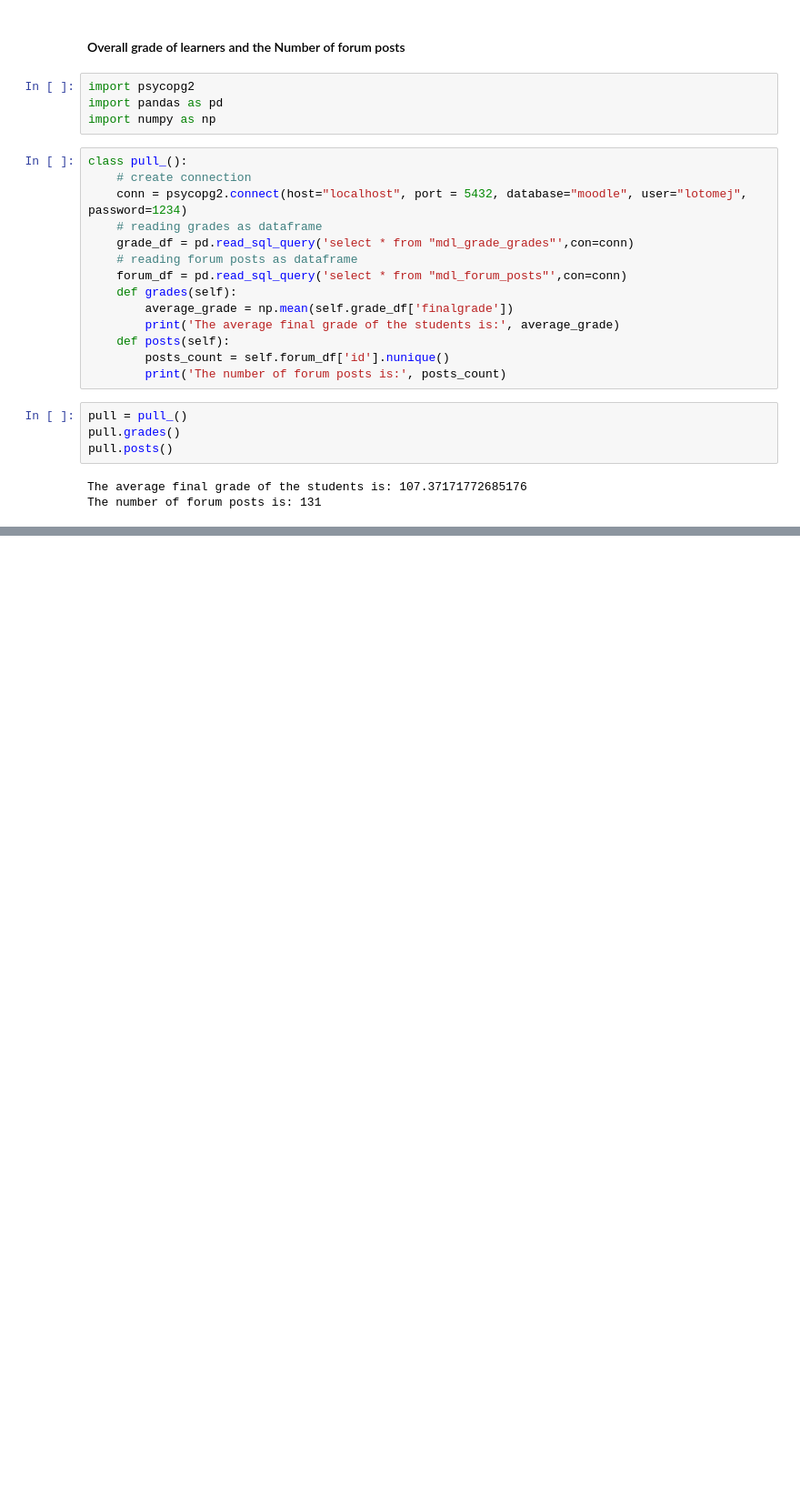
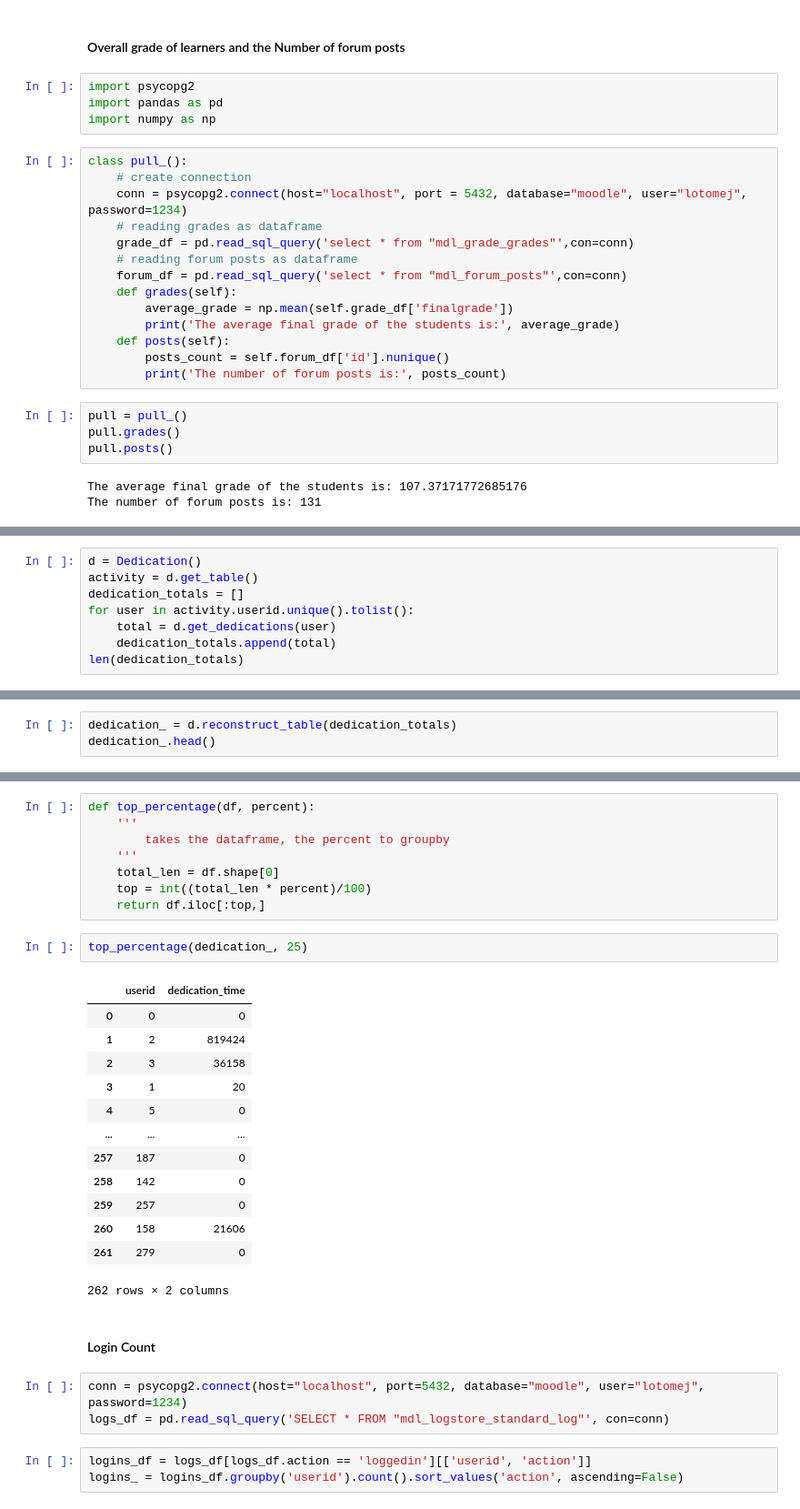
Before and after one commit to johnlotome/Moodle-Database-Educational-Data-Log-Analysis-, a Jupyter notebook: Moodle_DB_Analysis.ipynb, the cells around one changed output, grey strips where cells are left out. Shown at 91% size. Saved outputs shown, nothing was run; the diff lists cells and outputs as text; blank space fills up the shorter version.

```diff
--- a/Moodle_DB_Analysis.ipynb
+++ b/Moodle_DB_Analysis.ipynb
@@ -257,0 +355,8 @@ The number of forum posts is: 131
+# %%
+d = Dedication()
+activity = d.get_table()
+dedication_totals = []
+for user in activity.userid.unique().tolist():
+    total = d.get_dedications(user)
+    dedication_totals.append(total)
+len(dedication_totals)
@@ -257,0 +365,3 @@ The number of forum posts is: 131
+# %%
+dedication_ = d.reconstruct_table(dedication_totals)
+dedication_.head()
@@ -257,0 +375,32 @@ The number of forum posts is: 131
+# %%
+def top_percentage(df, percent):
+    '''
+        takes the dataframe, the percent to groupby
+    '''
+    total_len = df.shape[0]
+    top = int((total_len * percent)/100)
+    return df.iloc[:top,]
+# %%
+top_percentage(dedication_, 25)
+# %% [output]
+|  | userid | dedication_time |
+| 0 | 0 | 0 |
+| 1 | 2 | 819424 |
+| 2 | 3 | 36158 |
+| 3 | 1 | 20 |
+| 4 | 5 | 0 |
+| ... | ... | ... |
+| 257 | 187 | 0 |
+| 258 | 142 | 0 |
+| 259 | 257 | 0 |
+| 260 | 158 | 21606 |
+| 261 | 279 | 0 |
+262 rows × 2 columns
+# %% [markdown]
+#### Login Count
+# %%
+conn = psycopg2.connect(host="localhost", port=5432, database="moodle", user="lotomej", password=1234)
+logs_df = pd.read_sql_query('SELECT * FROM "mdl_logstore_standard_log"', con=conn)
+# %%
+logins_df = logs_df[logs_df.action == 'loggedin'][['userid', 'action']]
+logins_ = logins_df.groupby('userid').count().sort_values('action', ascending=False)
```
Also changed, not shown: parts of 12 cells of this notebook.
